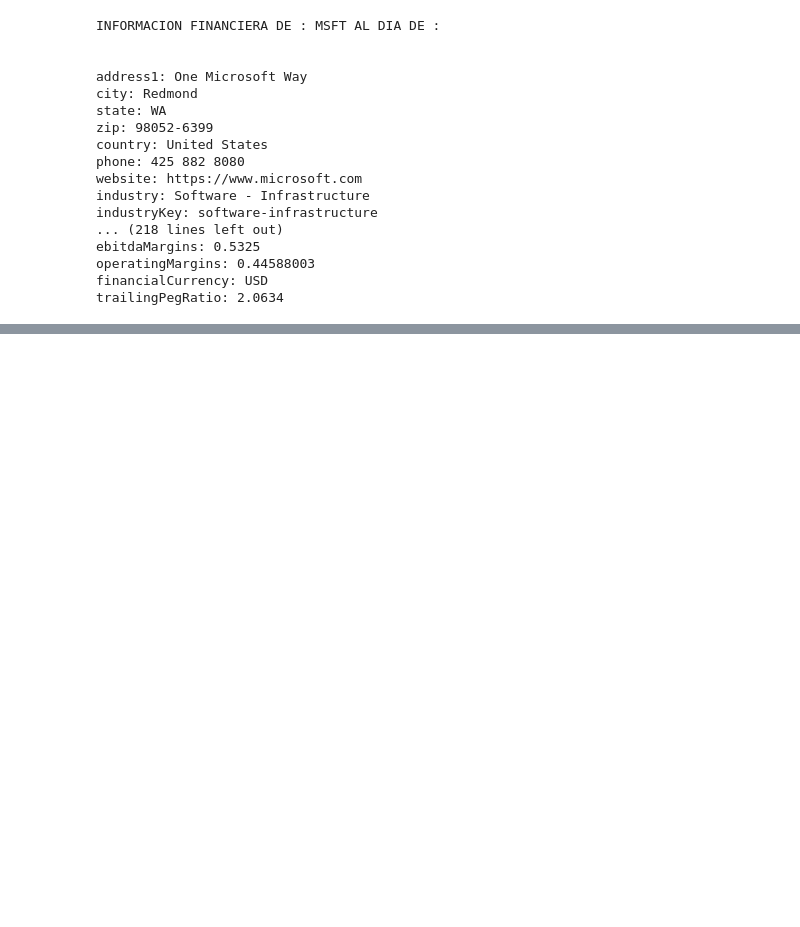
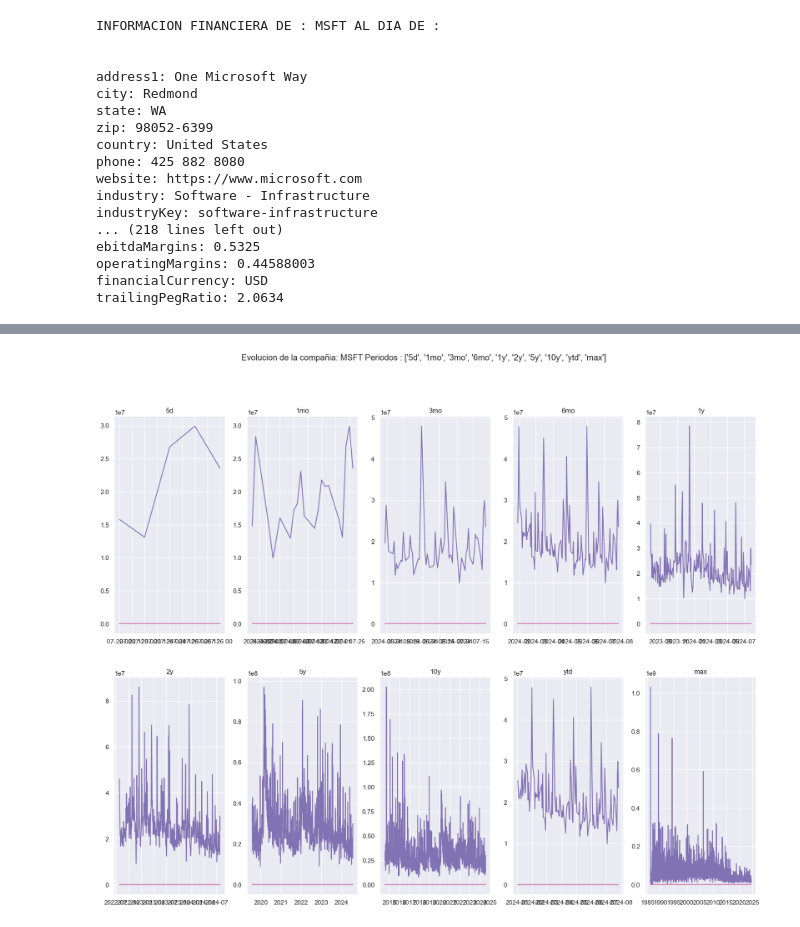
Before and after one commit to JuanIgnaciosj/YahooFinanceAPI, a Jupyter notebook: yahoo_finance.ipynb, the cells around one changed output, grey strips where cells are left out. Saved outputs shown, nothing was run; the diff lists cells and outputs as text; code cells hidden in the pictures; blank space fills up the shorter version.

```diff
--- a/yahoo_finance.ipynb
+++ b/yahoo_finance.ipynb
@@ -122,0 +85,44 @@ TypeError: float() argument must be a string or a real number, not 'Axes'
+# %%
+#GRAFICO COMPUESTO QUE MUESTRA LA EVOLUCION PARA TODOS LOS PERIODOS DISPONIBLES DE LA ACCION CONSULTADA
+
+ticker = "MSFT"
+
+def ObtenerPeriodoStock(ticker, number): ##PARA TENER EN CONSIDERACION ['1d', '5d', '1mo', '3mo', '6mo', '1y', '2y', '5y', '10y', 'ytd', 'max']
+    ticker_ob = yf.Ticker(ticker)
+    ## FALTA
+    per = str(number)
+    # Revisar que otras opciones tengo
+    hist = ticker_ob.history(period=str(per))
+    # Se puede hacer un grafico para ver como se ha comportado
+    df_hist = pd.DataFrame(data=hist)
+    return df_hist
+
+## VISUALIZACION DE DATOS
+
+#CONSTANTES
+
+N_ROWS = 2 # Q Filas
+N_COL = 5 # Q Columnas
+
+# Graph
+fig,axes=plt.subplots(nrows=N_ROWS,ncols=N_COL,figsize=(20,15),sharex=False, sharey=False)
+fig.suptitle("Evolucion de la compañia: "+ ticker +" Periodos : ['5d', '1mo', '3mo', '6mo', '1y', '2y', '5y', '10y', 'ytd', 'max'] ")
+
+# VISUALIZATION
+
+for i in range(0,N_ROWS):
+    if i == 0: #Fast Sol: Se dividen en 2 los ejes asi se pueden informar
+        per = ['5d', '1mo', '3mo', '6mo', '1y']
+    else:
+        per = ['2y', '5y', '10y', 'ytd', 'max']
+    for j in range(0,N_COL):
+        axes[i,j].plot(ObtenerPeriodoStock(ticker,per[j]))
+        axes[i,j].set_title(per[j])
+        #axes[i,j].set_xlim(min(ObtenerPeriodoStock(ticker,per[j]).index),min(ObtenerPeriodoStock(ticker,per[j]).index))
+        #axes[i,j].set_ylim(min(ObtenerPeriodoStock(ticker,per[j])['Close']),max(ObtenerPeriodoStock(ticker,per[j])['Close']))
+
+# Hacer una moficacion sobre el subconjunto para considerar las diferentes escalas https://stackoverflow.com/questions/64621237/how-to-use-different-scales-in-a-subplot
+# Optimizar el como se muestran las fechas de las en el eje X de las visualizaciones.
+# Optimizar el largo de los indices
+# %% [output]
+[figure, added]
```
Also changed, not shown: parts of 8 cells of this notebook, 1 other file.
